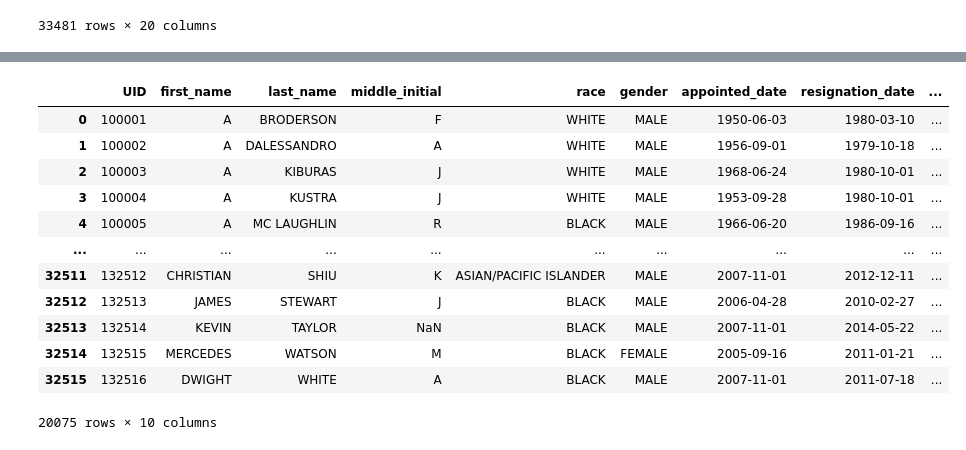
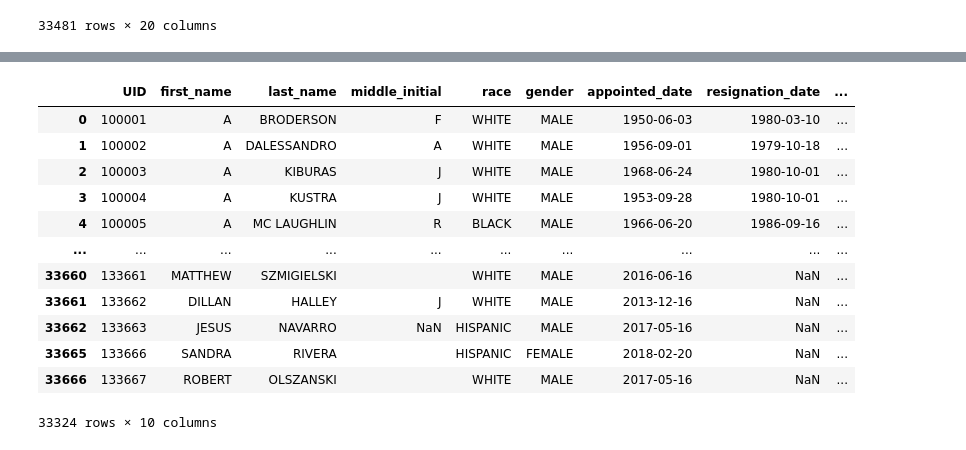
Before and after one commit to kooshaj/Fair-Policing-Analysis-Chicago-PD, a Jupyter notebook: code/KaplanSurvivorship.ipynb, the cells around one changed output, grey strips where cells are left out. Drawn from its saved outputs; the diff is of its cells as text; code cells hidden in the pictures.

Commit message:
Updated Kaplan Meier code and Years Served Visualizations
added density plots of years served. See KaplanMeierAnalysis-v01.R file for the Kaplan Meier plots

```diff
--- a/code/KaplanSurvivorship.ipynb
+++ b/code/KaplanSurvivorship.ipynb
@@ -50,8 +28,15 @@ officer_df.sort_values(by=['resignation_date'],ascending=False)
 33693 rows × 20 columns
 # %%
 # Data Cleaning - Removing unnecessary columns and null values
+# size = 33,467 officers
+# 13,274 officers with appointed_date and NaN resignation_date: means they are currently working
 
-cleaned_cols = officer_df.loc[:, ["UID", "first_name", "last_name", "middle_initial", "race", "gender", "appointed_date", "resignation_date", "cleaned_rank"]]
-officers_cleaned = cleaned_cols.loc[cleaned_cols.race.notnull() & cleaned_cols.appointed_date.notnull() & cleaned_cols.resignation_date.notnull() & cleaned_cols.last_name.notnull() & cleaned_cols.first_name.notnull()]
+#cleaned_cols = officer_df.loc[:, ["UID", "first_name", "last_name", "middle_initial", "race", "gender", "appointed_date", "resignation_date", "cleaned_rank"]]
+#officers_cleaned = cleaned_cols.loc[cleaned_cols.race.notnull() & cleaned_cols.appointed_date.notnull() & cleaned_cols.resignation_date.notnull() & cleaned_cols.last_name.notnull() & cleaned_cols.first_name.notnull()]
+#officers_cleaned
+cleaned_cols = officer_df.loc[:, ["UID", "first_name", "last_name", "middle_initial", "race", "gender", "appointed_date", "resignation_date"]]
+officers_cleaned = cleaned_cols.loc[cleaned_cols.race.notnull() & cleaned_cols.appointed_date.notnull() & cleaned_cols.last_name.notnull() & cleaned_cols.first_name.notnull()]
+print(officers_cleaned['resignation_date'].isnull().sum())
+officers_cleaned['event'] = 1
 officers_cleaned
 # %% [output]
@@ -133,4 +158,8 @@ def years_as_officer(row):
 # %%
 officers_cleaned["years_served"] = officers_cleaned.apply(years_as_officer, axis = 1)
 # Applying function to df
+
+officers_cleaned.loc[(officers_cleaned.resignation_date.isnull()), 'event'] = 0
+print(sum(officers_cleaned['event']==0))
+officers_cleaned.sort_values(by=['event'],ascending=False)
 # %% [output]
@@ -142,21 +190,23 @@ See the caveats in the documentation: https://pandas.pydata.org/pandas-docs/stab
 # %%
+# 33,324 officers with positive years_served
 new_officers_cleaned = officers_cleaned.loc[officers_cleaned.years_served > 0]
 # Officers who served more than 0 days
+new_officers_cleaned = new_officers_cleaned.loc[new_officers_cleaned.years_served <= 47]
 new_officers_cleaned
 # %% [output]
 |  | UID | first_name | last_name | middle_initial | race | gender | appointed_date | resignation_date | ... |
 | 0 | 100001 | A | BRODERSON | F | WHITE | MALE | 1950-06-03 | 1980-03-10 | ... |
 | 1 | 100002 | A | DALESSANDRO | A | WHITE | MALE | 1956-09-01 | 1979-10-18 | ... |
 | 2 | 100003 | A | KIBURAS | J | WHITE | MALE | 1968-06-24 | 1980-10-01 | ... |
 | 3 | 100004 | A | KUSTRA | J | WHITE | MALE | 1953-09-28 | 1980-10-01 | ... |
 | 4 | 100005 | A | MC LAUGHLIN | R | BLACK | MALE | 1966-06-20 | 1986-09-16 | ... |
 | ... | ... | ... | ... | ... | ... | ... | ... | ... | ... |
-| 32511 | 132512 | CHRISTIAN | SHIU | K | ASIAN/PACIFIC ISLANDER | MALE | 2007-11-01 | 2012-12-11 | ... |
-| 32512 | 132513 | JAMES | STEWART | J | BLACK | MALE | 2006-04-28 | 2010-02-27 | ... |
-| 32513 | 132514 | KEVIN | TAYLOR | NaN | BLACK | MALE | 2007-11-01 | 2014-05-22 | ... |
-| 32514 | 132515 | MERCEDES | WATSON | M | BLACK | FEMALE | 2005-09-16 | 2011-01-21 | ... |
-| 32515 | 132516 | DWIGHT | WHITE | A | BLACK | MALE | 2007-11-01 | 2011-07-18 | ... |
+| 33660 | 133661 | MATTHEW | SZMIGIELSKI |  | WHITE | MALE | 2016-06-16 | NaN | ... |
+| 33661 | 133662 | DILLAN | HALLEY | J | WHITE | MALE | 2013-12-16 | NaN | ... |
+| 33662 | 133663 | JESUS | NAVARRO | NaN | HISPANIC | MALE | 2017-05-16 | NaN | ... |
+| 33665 | 133666 | SANDRA | RIVERA |  | HISPANIC | FEMALE | 2018-02-20 | NaN | ... |
+| 33666 | 133667 | ROBERT | OLSZANSKI |  | WHITE | MALE | 2017-05-16 | NaN | ... |
-20075 rows × 10 columns
+33324 rows × 10 columns
 # %%
 # Separating officers from gender
 
```
Also changed, not shown: parts of 30 cells of this notebook.
